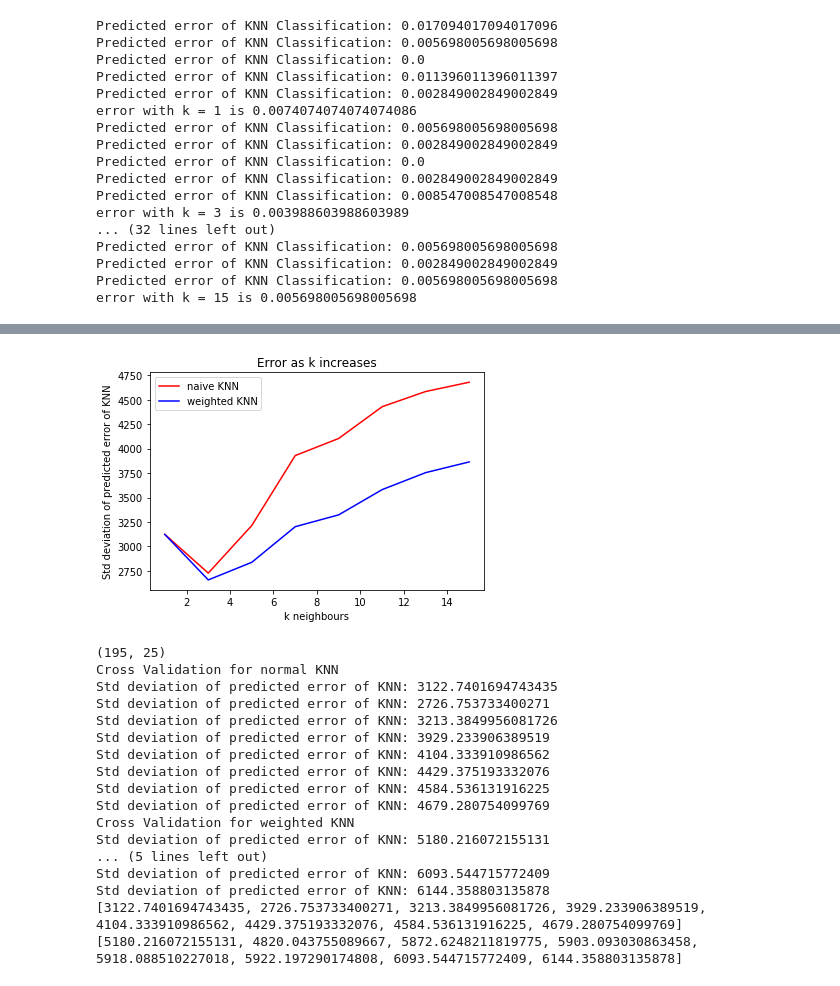
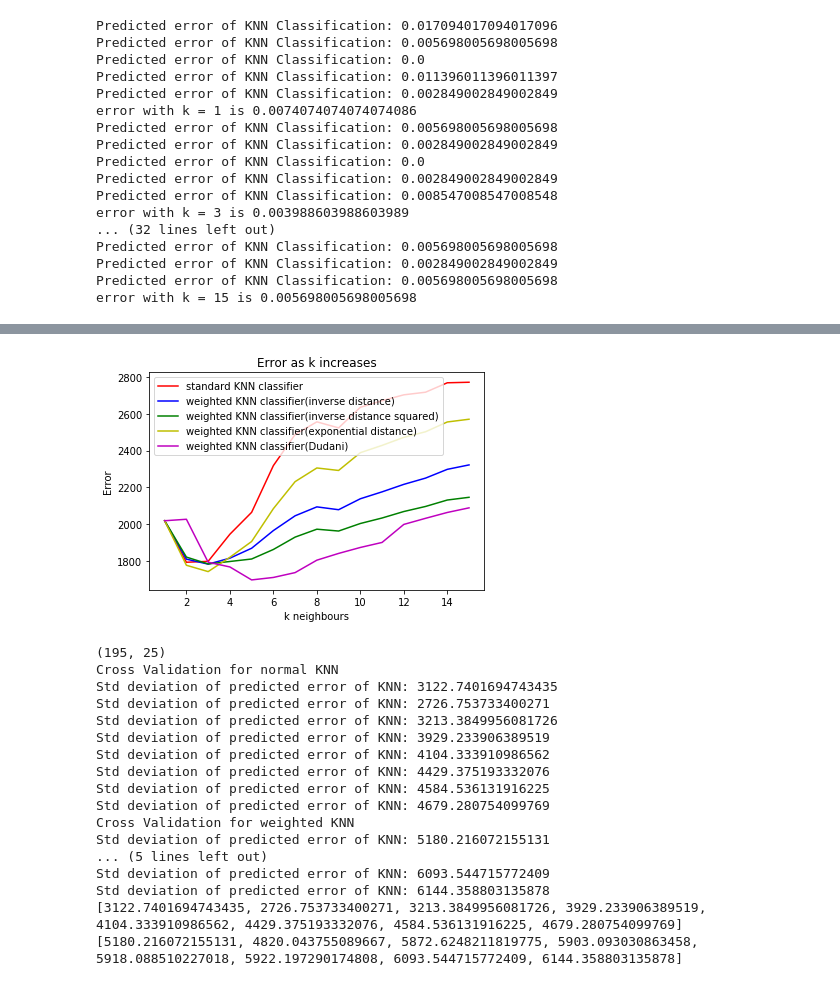
Before and after one commit to yinyuWu/COMP9417-Project, a Jupyter notebook: notebook.ipynb, the cells around one changed output, grey strips where cells are left out. Cells and saved outputs as stored; diff of their text form; code cells hidden in the pictures.

```diff
--- a/notebook.ipynb
+++ b/notebook.ipynb
@@ -790,24 +799,24 @@ print(filtered.shape)
 # Separate labels & x-data
 labels = filtered['price'].to_numpy()
 x_data = filtered.drop('price', axis=1)
-n_neighbours = [1, 3, 5, 7, 9, 11, 13, 15]
 
 # TEMPORARY TEST FOR KNN NUMERIC
 # Test_KNN_Numeric(x_data, labels)
 
 # Cross Validation for KNN
-print("Cross Validation for normal KNN")
-nv_err = []
-wt_err = []
+err1 = []
+err2 = []
+err3 = []
+err4 = []
+err5 = []
+n_neighbours = [1,2, 3,4, 5,6, 7,8, 9, 10,11,12, 13,14, 15]
 for i in n_neighbours:
-    nv_err.append(cross_validation(x_data, labels, KNN_Numeric(), i))
-
-# Cross Validiation for KNN Weighted
-print("Cross Validation for weighted KNN")
-for i in n_neighbours:
-    wt_err.append(cross_validation(x_data, labels, WKNN_Numeric(), i))
-
-print(nv_err)
-print(wt_err)
+    nverr = cross_validation(x_data, labels, KNN_Numeric(), i)
+    err1.append(nverr)
+    bterr = cross_validation(x_data, labels, WKNN_Numeric(weight=1), i)
+    err2.append(bterr)
+    err3.append(cross_validation(x_data, labels, WKNN_Numeric(weight=2), i))
+    err4.append(cross_validation(x_data, labels, WKNN_Numeric(weight=3), i))
+    err5.append(cross_validation(x_data, labels, WKNN_Numeric(weight=4), i))
 # %% [output]
 (195, 25)
@@ -830,14 +839,18 @@ Std deviation of predicted error of KNN: 3864.0516922129973
-# %%
-plt.plot(n_neighbours, nv_err, 'r-', label = "naive KNN")
-plt.plot(n_neighbours, wt_err, 'b-', label = "weighted KNN")
-plt.xlabel('k neighbours')
-plt.ylabel('Std deviation of predicted error of KNN')
-plt.title('Error as k increases')
-#plt.xticks(n_neighbours)
-plt.legend()
-plt.show()
-# %% [output]
-[figure, removed]
+# %%
+
+plt.plot(n_neighbours, err1, 'r-', label = "standard KNN classifier")
+plt.plot(n_neighbours, err2, 'b-', label = "weighted KNN classifier(inverse distance)")
+plt.plot(n_neighbours, err3, 'g-', label = "weighted KNN classifier(inverse distance squared)")
+plt.plot(n_neighbours, err4, 'y-', label = "weighted KNN classifier(exponential distance)")
+plt.plot(n_neighbours, err5, 'm-', label = "weighted KNN classifier(Dudani)")
+plt.xlabel('k neighbours')
+plt.ylabel('Error')
+plt.title('Error as k increases')
+#plt.xticks(n_neighbours)
+plt.legend()
+plt.show()
+# %% [output]
+[figure, added]
 # %%
 from KNN_Numeric import *
 # Load data from autos.aff
```
Also changed, not shown: parts of 3 cells of this notebook, 2 other files.
